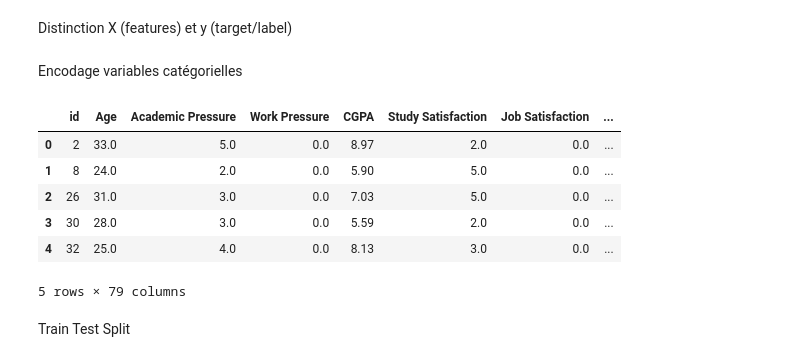
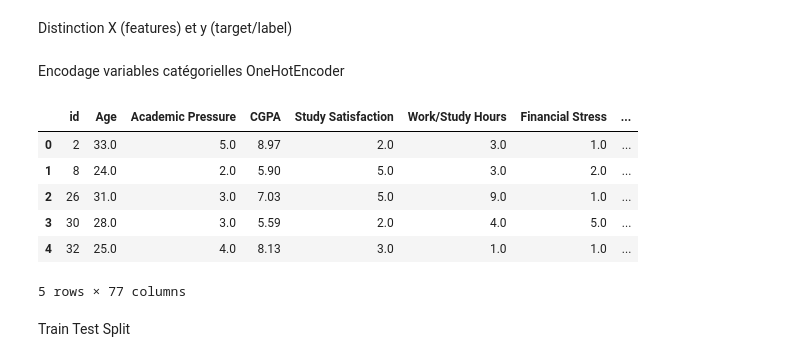
Before and after one commit to Nemios/DataTrek, a Jupyter notebook: DataTrek.ipynb, the cells around one changed output. Cells and saved outputs as stored; diff of their text form; code cells hidden in the pictures.

Commit message:
fin preprocessing + debut model selection

```diff
--- a/DataTrek.ipynb
+++ b/DataTrek.ipynb
@@ -392,19 +413,25 @@ Entrées où 'Work Pressure' est non égal à 0.0:
 # %% [markdown]
 On observe que certaines entrées sont présentes dans les 4 tableaux. De plus toutes les autres anomalies sont sur des questions standardisées où il y a un gros écart de nombre d'occurrences avec les autres réponses possibles => réponse très minoritaire
 # %%
-# on filtre la colonne "Work Pressure" pour garder les valeurs négales à 0.0
-df_filtered = df_cat_filtered[df_cat_filtered['Work Pressure'] == 0.0]
+# on filtre la colonne "Work Pressure" pour garder les valeurs égales à 0.0
+df_filtered = df_cat_filtered[df_cat_filtered["Work Pressure"] == 0.0]
+# on supprime la colonne puisqu'elle est maintenant constante
+df_filtered = df_filtered.drop("Work Pressure", axis=1)
 
 # on filtre la colonne "Job Satisfaction" pour garder les valeurs égales à 0.0
-df_filtered = df_filtered[df_filtered['Job Satisfaction'] == 0.0]
+df_filtered = df_filtered[df_filtered["Job Satisfaction"] == 0.0]
+# on supprime la colonne puisqu'elle est maintenant constante
+df_filtered = df_filtered.drop("Job Satisfaction", axis=1)
 
 # on filtre la colonne "Academic Pressure" pour garder les valeurs non égales à 0.0
-df_filtered = df_filtered[df_filtered['Academic Pressure'] != 0.0]
+df_filtered = df_filtered[df_filtered["Academic Pressure"] != 0.0]
 
 # on filtre la colonne "Study Satisfaction" pour garder les valeurs non égales à 0.0
-df_filtered = df_filtered[df_filtered['Study Satisfaction'] != 0.0]
+df_filtered = df_filtered[df_filtered["Study Satisfaction"] != 0.0]
 
-print(f"Nombre d'entrées après filtrage pour les variables numériques: {df_filtered.shape[0]}")
+print(
+    f"Nombre d'entrées après filtrage pour les variables numériques: {df_filtered.shape[0]}"
+)
 # %% [output]
 Nombre d'entrées après filtrage pour les variables numériques: 27762
 # %% [markdown]
@@ -413,33 +440,38 @@ Distinction X (features) et y (target/label)
 X = df_filtered.drop("Depression", axis=1)
 y = df_filtered.loc[:, "Depression"]
 # %% [markdown]
-Encodage variables catégorielles
+Encodage variables catégorielles OneHotEncoder
 # %%
 from sklearn.compose import make_column_selector
 
-categorical_features = make_column_selector(dtype_include=object)  # on selectionne les colonnes de type string/objet
+categorical_features = make_column_selector(
+    dtype_include=object
+)  # on selectionne les colonnes de type string/objet
 cat_columns = categorical_features(X)  # on récupère les noms des colonnes catégorielles
 
 from sklearn.preprocessing import OneHotEncoder
+
 encoder = OneHotEncoder(handle_unknown="ignore", sparse_output=False)
 
 encoded_cat = encoder.fit_transform(X[cat_columns])
 
-encoded_cat_df = pd.DataFrame(encoded_cat, columns=encoder.get_feature_names_out(), index=X.index)
+encoded_cat_df = pd.DataFrame(
+    encoded_cat, columns=encoder.get_feature_names_out(), index=X.index
+)
 
 # on supprime les anciennes colonnes catégorielles et on concatene les nouvelles
-X_encoded = X.drop(columns=cat_columns)
-X_encoded = pd.concat([X_encoded, encoded_cat_df], axis=1)
+X_onehot_encoded = X.drop(columns=cat_columns)
+X_onehot_encoded = pd.concat([X_onehot_encoded, encoded_cat_df], axis=1)
 
-X_encoded.head()
+X_onehot_encoded.head()
 # %% [output]
-|  | id | Age | Academic Pressure | Work Pressure | CGPA | Study Satisfaction | Job Satisfaction | ... |
-| 0 | 2 | 33.0 | 5.0 | 0.0 | 8.97 | 2.0 | 0.0 | ... |
-| 1 | 8 | 24.0 | 2.0 | 0.0 | 5.90 | 5.0 | 0.0 | ... |
-| 2 | 26 | 31.0 | 3.0 | 0.0 | 7.03 | 5.0 | 0.0 | ... |
-| 3 | 30 | 28.0 | 3.0 | 0.0 | 5.59 | 2.0 | 0.0 | ... |
-| 4 | 32 | 25.0 | 4.0 | 0.0 | 8.13 | 3.0 | 0.0 | ... |
+|  | id | Age | Academic Pressure | CGPA | Study Satisfaction | Work/Study Hours | Financial Stress | ... |
+| 0 | 2 | 33.0 | 5.0 | 8.97 | 2.0 | 3.0 | 1.0 | ... |
+| 1 | 8 | 24.0 | 2.0 | 5.90 | 5.0 | 3.0 | 2.0 | ... |
+| 2 | 26 | 31.0 | 3.0 | 7.03 | 5.0 | 9.0 | 1.0 | ... |
+| 3 | 30 | 28.0 | 3.0 | 5.59 | 2.0 | 4.0 | 5.0 | ... |
+| 4 | 32 | 25.0 | 4.0 | 8.13 | 3.0 | 1.0 | 1.0 | ... |
-5 rows × 79 columns
+5 rows × 77 columns
 # %% [markdown]
 Train Test Split
 # %%
```
Also changed, not shown: parts of 34 cells of this notebook.
